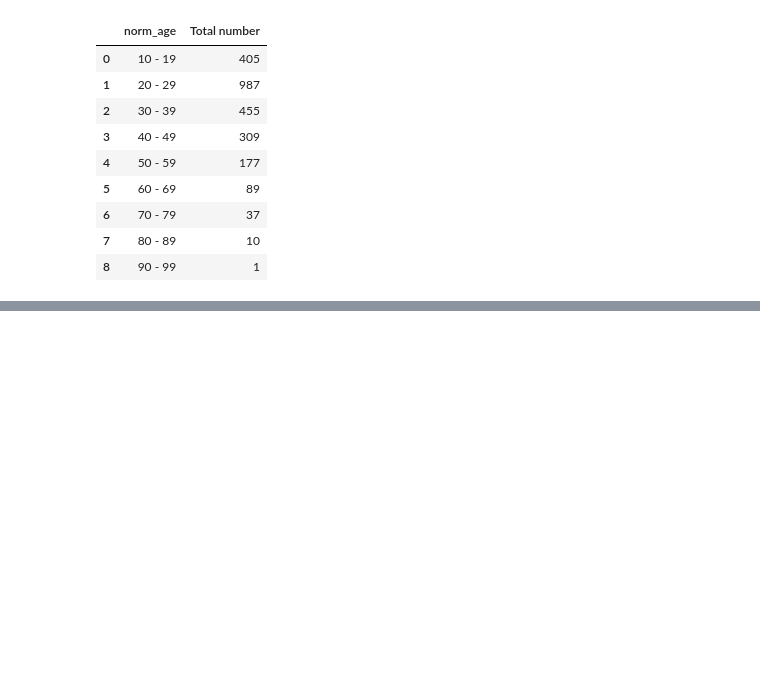
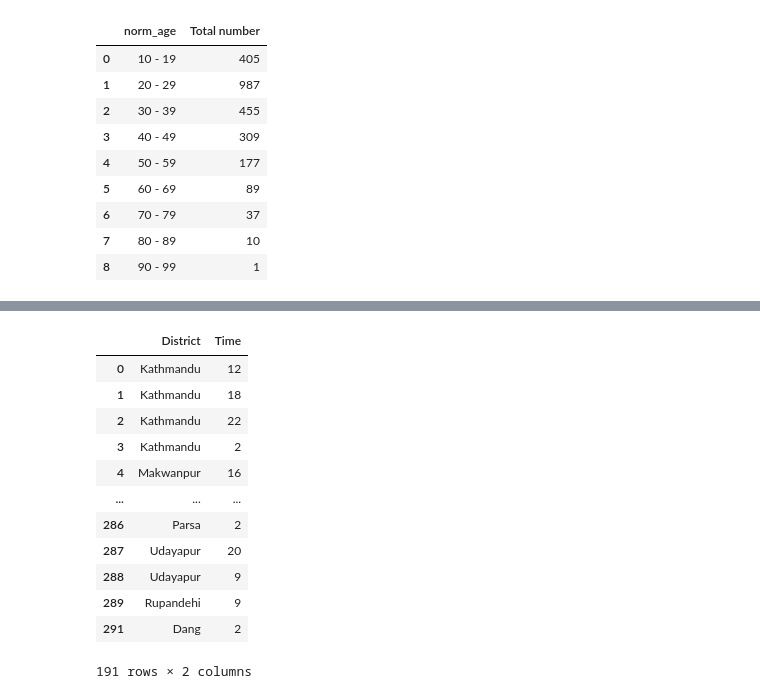
Before and after one commit to bses-codes/FightBack, a Jupyter notebook: ageana.ipynb, the cells around one changed output, grey strips where cells are left out. Cells and saved outputs as stored; diff of their text form; code cells hidden in the pictures; blank space fills up the shorter version.

```diff
--- a/ageana.ipynb
+++ b/ageana.ipynb
@@ -128,0 +194,22 @@ SyntaxError: expression cannot contain assignment, perhaps you meant "=="? (2074
+# %%
+df_v1= pd.DataFrame(Time.groupby('District').size())
+df_v1.columns = ['Total number']
+df2= df_v1.sort_values(by='Total number',ascending = False)
+df3 = df2.head(20)
+d_is =list(df3.index)
+df4=Time[Time['District'].isin(d_is)]
+df4
+# %% [output]
+|  | District | Time |
+| 0 | Kathmandu | 12 |
+| 1 | Kathmandu | 18 |
+| 2 | Kathmandu | 22 |
+| 3 | Kathmandu | 2 |
+| 4 | Makwanpur | 16 |
+| ... | ... | ... |
+| 286 | Parsa | 2 |
+| 287 | Udayapur | 20 |
+| 288 | Udayapur | 9 |
+| 289 | Rupandehi | 9 |
+| 291 | Dang | 2 |
+191 rows × 2 columns
```
Also changed, not shown: parts of 13 cells of this notebook, 2 other files.
